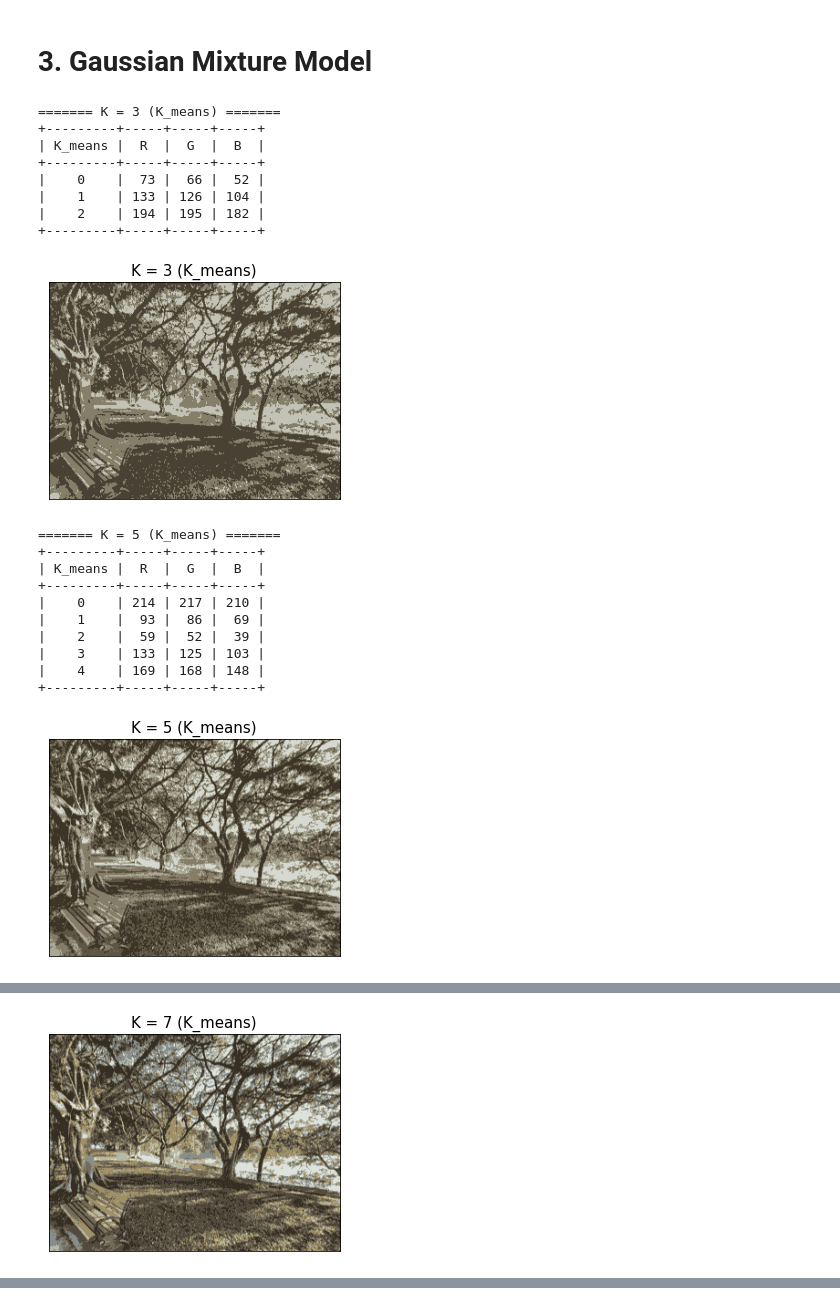
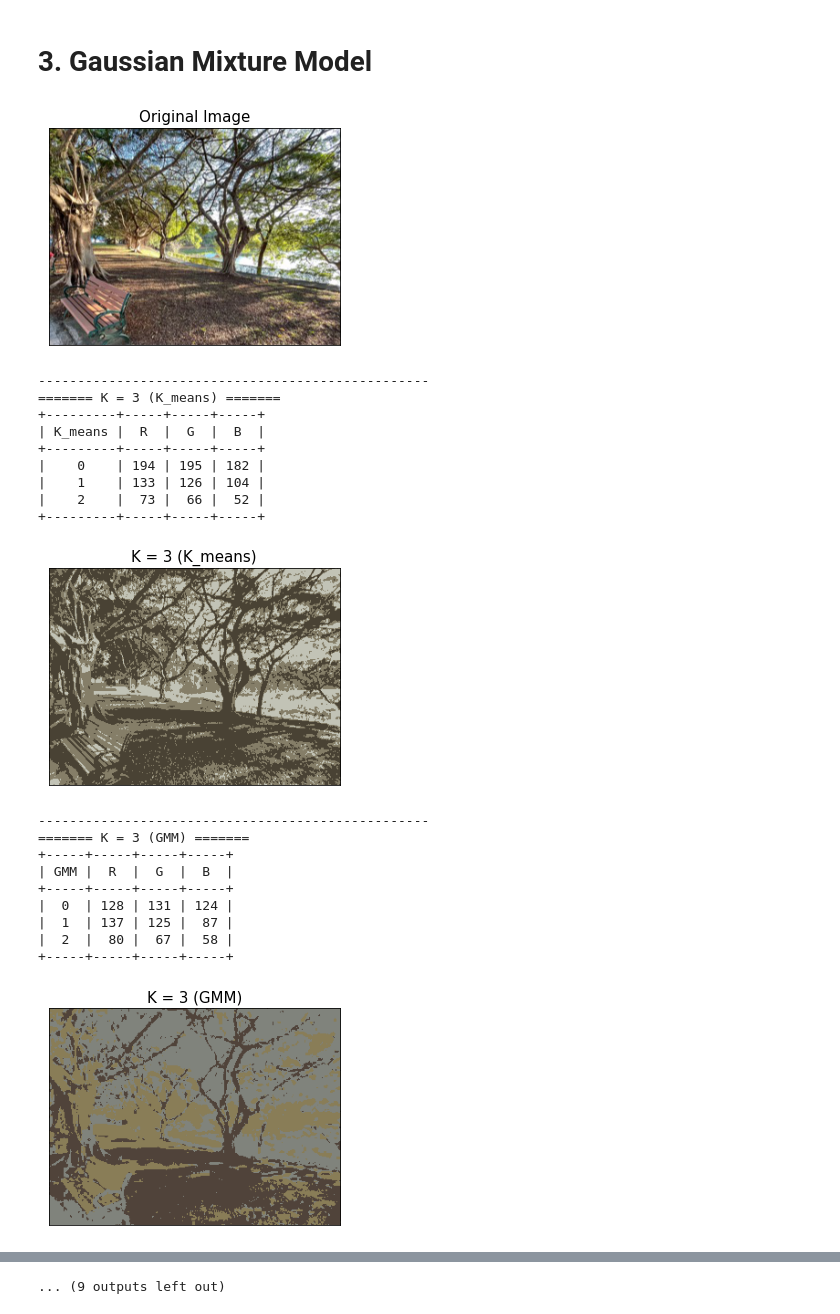
Before and after one commit to Louis5228/2020-Machine-Learning, a Jupyter notebook: hw3_309512014.ipynb, the cells around one changed output, grey strips where cells are left out. Saved outputs shown, nothing was run; the diff lists cells and outputs as text; code cells hidden in the pictures.

Commit message:
Add GMM & graph of Log likelihood

```diff
--- a/hw3_309512014.ipynb
+++ b/hw3_309512014.ipynb
@@ -140 +168,14 @@ def K_means(data, K, max_iteration=300):
+# %%
+def plot_original_img():
+  plt.title('Original Image', fontsize = 15), plt.xticks([]), plt.yticks([])
+  plt.imshow(img.astype(int))
+  plt.show()
+# %%
+def plot_likelihood_log(likelihood_records):
+  plt.title('Log likelihood of GMM (k=%d)' % k, fontsize = 15)
+  plt.xlabel("Iterations", fontsize = 12)
+  plt.ylabel("Log likelihood", fontsize = 12)
+  plt.plot([i for i in range(100)], likelihood_records)
+  # plt.savefig('./images_result/log_likelihood_'+str(self.K)+'.png')
+  plt.show()
 # %%
@@ -162,29 +204,38 @@ def plot_img(mu, rnk, gaussians, _type):
 # %%
 K_l = [3, 5, 7, 10]
+# K_l = [3]
 
+plot_original_img()
 for k in K_l:
   k_means_mu, k_means_rnk = K_means(data, k)
 
   print_table(k, k_means_mu, 'K_means')
   plot_img(k_means_mu, k_means_rnk, None, 'K_means')
+
+  gmm_mu, gmm_gauss, gmm_likelihood_records = GMM(data, k, k_means_mu, k_means_rnk)
+
+  print_table(k, gmm_mu, 'GMM')
+  plot_img(gmm_mu, None, gmm_gauss, 'GMM')
+  plot_likelihood_log(gmm_likelihood_records)
 # %% [output]
+[figure, new version]
+--------------------------------------------------
 ======= K = 3 (K_means) =======
 +---------+-----+-----+-----+
 | K_means |  R  |  G  |  B  |
 +---------+-----+-----+-----+
-|    0    |  73 |  66 |  52 |
+|    0    | 194 | 195 | 182 |
 |    1    | 133 | 126 | 104 |
-|    2    | 194 | 195 | 182 |
+|    2    |  73 |  66 |  52 |
 +---------+-----+-----+-----+
-[figure, old version]
+[figure, new version]
-======= K = 5 (K_means) =======
-+---------+-----+-----+-----+
-| K_means |  R  |  G  |  B  |
-+---------+-----+-----+-----+
-|    0    | 214 | 217 | 210 |
-|    1    |  93 |  86 |  69 |
-|    2    |  59 |  52 |  39 |
-|    3    | 133 | 125 | 103 |
-|    4    | 169 | 168 | 148 |
-+---------+-----+-----+-----+
+--------------------------------------------------
+======= K = 3 (GMM) =======
++-----+-----+-----+-----+
+| GMM |  R  |  G  |  B  |
++-----+-----+-----+-----+
+|  0  | 128 | 131 | 124 |
+|  1  | 137 | 125 |  87 |
+|  2  |  80 |  67 |  58 |
++-----+-----+-----+-----+
-[figure, old version]
+[figure, new version]
@@ -202,2 +253 @@ for k in K_l:
 +---------+-----+-----+-----+
-[figure, old version]
@@ -219,0 +281 @@ for k in K_l:
+... (9 outputs left out)
```
Also changed, not shown: parts of 5 cells of this notebook.
